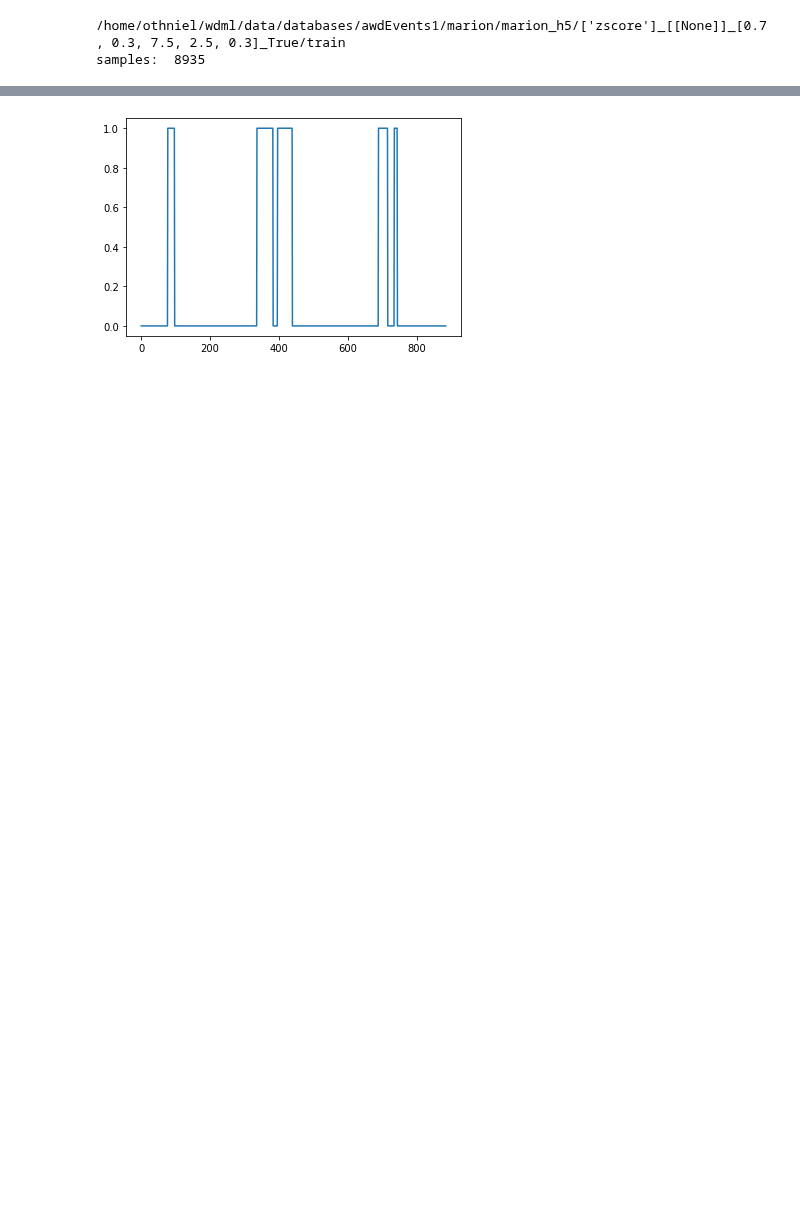
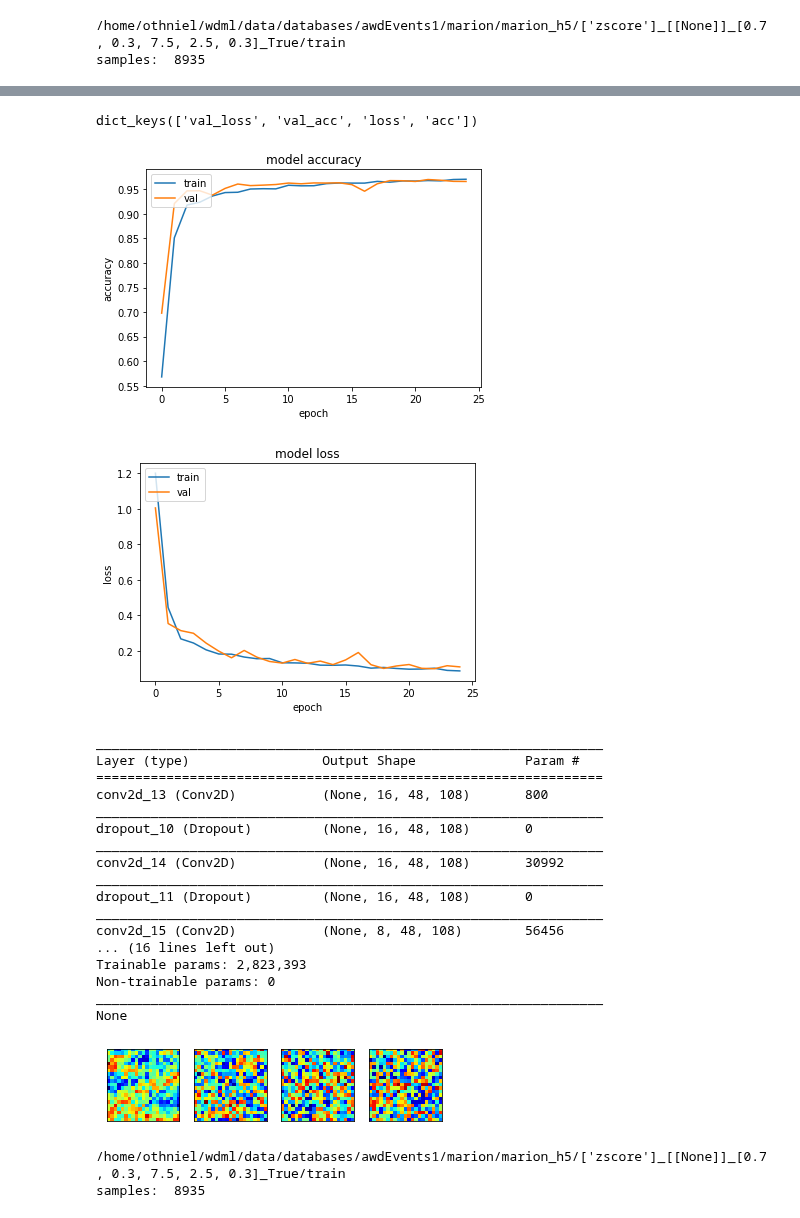
Before and after one commit to Kojey/MSc-whistler-waves-detector, a Jupyter notebook: ipy/cnn.ipynb, the cells around one changed output, grey strips where cells are left out. Cells and saved outputs as stored; diff of their text form; code cells hidden in the pictures; blank space fills up the shorter version.

```diff
--- a/ipy/cnn.ipynb
+++ b/ipy/cnn.ipynb
@@ -164,20 +162,0 @@ to_evt(np.argmax(model.predict(_spec)[0]))
-# %%
-def output_pulses(sample, kernel_shape,scaler, model):
-    output = []
-    freq_len,time_len = kernel_shape
-    to_evt = lambda x: 1 if x==1 else 0
-    my_spec = sample.get_spectrogram()
-    for ix in range(my_spec.shape[1]-time_len+1):
-        spec = my_spec[:,ix:ix+time_len]
-        spec = spec.reshape(1,freq_len*time_len)
-        spec = scaler.transform(spec)
-        spec = spec.reshape(1,1,freq_len,time_len)
-        output.append(to_evt(np.argmax(model.predict(spec)[0])))
-    return np.array(output)
-
-
-asd = output_pulses(my_sample, kernel_shape=[48,108],
-                       scaler=pickle.load( open( scaler_path, "rb" ) )['scaler'], model=load_model(model_path))
-plt.figure();plt.plot(asd);plt.show()
-# %% [output]
-[figure, removed]
@@ -183,0 +248,58 @@ plt.figure();plt.plot(asd);plt.show()
+# %%
+from sample import Sample
+from dataset import Dataset
+from database import Database
+dataset_loc = os.path.join(os.getcwd().split(os.environ.get('USER'))[0],os.environ.get('USER'), 'wdml', 'data','datasets', 'awdEvents1')
+database_loc = os.path.join(os.getcwd().split(os.environ.get('USER'))[0],os.environ.get('USER'), 'wdml', 'data','databases', 'awdEvents1')
+site = 'marion'
+my_database = Database(dataset_loc, database_loc, site)
+
+aug=True
+transforms, transforms_params = ['zscore'],[[None]]
+params = str(transforms)+'_'+str(transforms_params)
+params +='_aug' if aug else ''
+scaler_path = os.path.join(database_loc,site,'models',params+'_scaler.pickle')
+history_path = os.path.join(database_loc,site,'models',params+'_history.pickle')
+model_path = os.path.join(database_loc,site,'models',params+'_model.h5')
+input_shape = [48,108]
+
+scaler = pickle.load( open( scaler_path, "rb" ) )['scaler']
+history = pickle.load( open( history_path, "rb" ) )['history']
+model = load_model(model_path)
+
+show_history(history)
+visualization(model,summary=True, plot=True, conv_layer_number=3)
+
+X, Y, _X, _Y = my_database.augmented_events(transforms=transforms, transforms_params=transforms_params, cut_time=0.7, cut_time_split=0.3, cut_freq=7.5,cut_freq_min=2.5, time_err=0.3,noise=True, test=False)
+# __X, __Y = my_database.augmented_data(X,Y,_X,_Y)
+__X, __Y = X, Y
+freq_len, time_len = __X[0].shape
+data = __X.reshape(len(__X),freq_len*time_len)
+scaler = preprocessing.StandardScaler().fit(data)
+data = scaler.transform(data)
+data = data.reshape((len(data),1,freq_len,time_len))
+# visualization_fm(model,[data], conv_layer_number=3)
+# %% [output]
+dict_keys(['val_loss', 'val_acc', 'loss', 'acc'])
+[figure, added]
+[figure, added]
+_________________________________________________________________
+Layer (type)                 Output Shape              Param #
+=================================================================
+conv2d_13 (Conv2D)           (None, 16, 48, 108)       800
+_________________________________________________________________
+dropout_10 (Dropout)         (None, 16, 48, 108)       0
+_________________________________________________________________
+conv2d_14 (Conv2D)           (None, 16, 48, 108)       30992
+_________________________________________________________________
+dropout_11 (Dropout)         (None, 16, 48, 108)       0
+_________________________________________________________________
+conv2d_15 (Conv2D)           (None, 8, 48, 108)        56456
+... (16 lines left out)
+Trainable params: 2,823,393
+Non-trainable params: 0
+_________________________________________________________________
+None
+[figure, added]
+/home/othniel/wdml/data/databases/awdEvents1/marion/marion_h5/['zscore']_[[None]]_[0.7, 0.3, 7.5, 2.5, 0.3]_True/train
+samples:  8935
```
Also changed, not shown: parts of 9 cells of this notebook, 46 other files.
